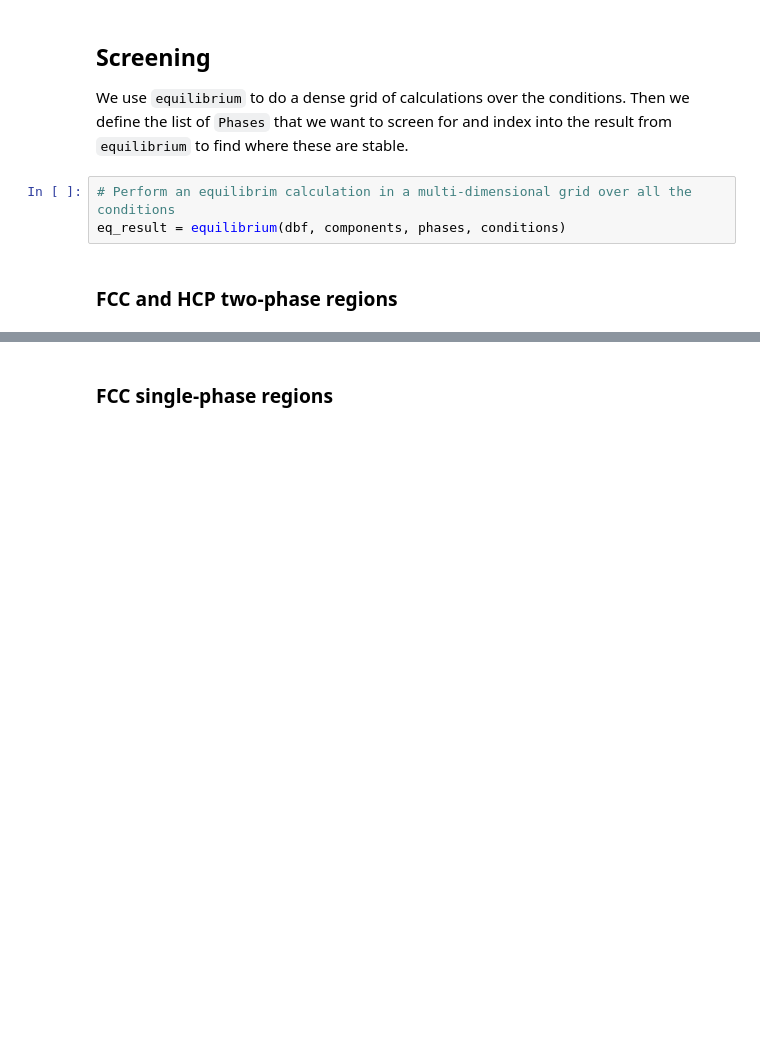
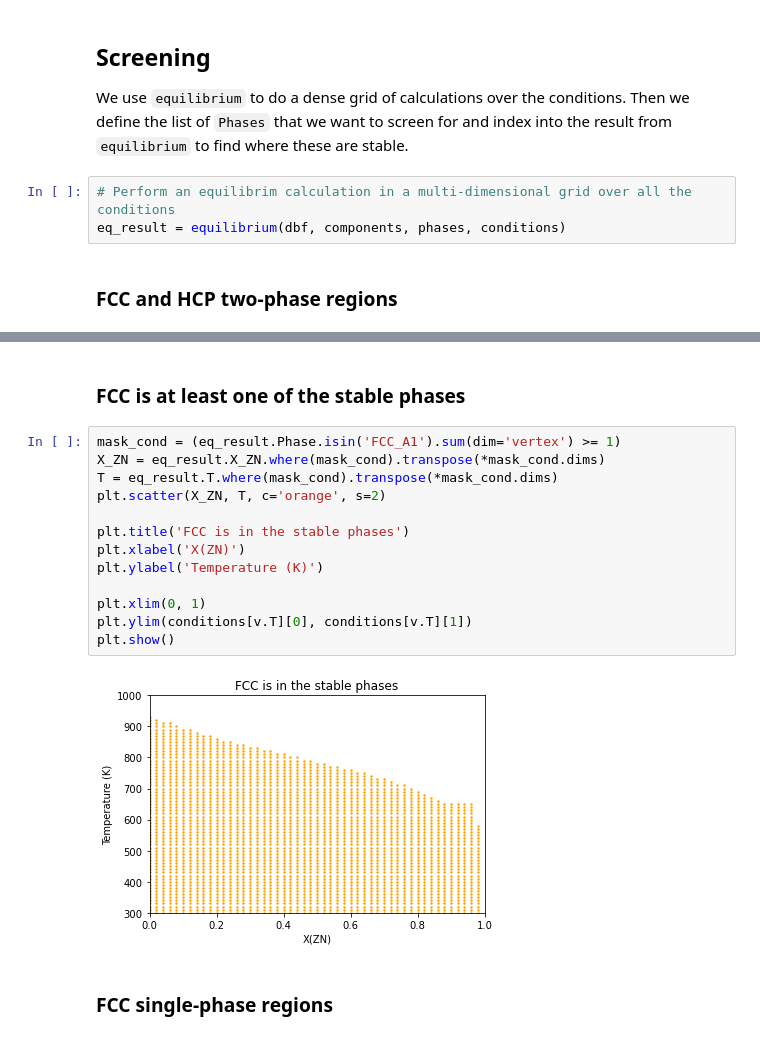
Before and after one commit to pycalphad/cookbook, a Jupyter notebook: ScreeningPhaseStability/ScreeningPhaseStability.ipynb, the cells around one changed output, grey strips where cells are left out. Cells and saved outputs as stored; diff of their text form; blank space fills up the shorter version.

```diff
--- a/ScreeningPhaseStability/ScreeningPhaseStability.ipynb
+++ b/ScreeningPhaseStability/ScreeningPhaseStability.ipynb
@@ -60,3 +50,20 @@ plt.show()
+# %% [markdown]
+### FCC is at least one of the stable phases
+# %%
+mask_cond = (eq_result.Phase.isin('FCC_A1').sum(dim='vertex') >= 1)
+X_ZN = eq_result.X_ZN.where(mask_cond).transpose(*mask_cond.dims)
+T = eq_result.T.where(mask_cond).transpose(*mask_cond.dims)
+plt.scatter(X_ZN, T, c='orange', s=2)
+
+plt.title('FCC is in the stable phases')
+plt.xlabel('X(ZN)')
+plt.ylabel('Temperature (K)')
+
+plt.xlim(0, 1)
+plt.ylim(conditions[v.T][0], conditions[v.T][1])
+plt.show()
+# %% [output]
+[figure, added]
 # %% [markdown]
 ### FCC single-phase regions
 # %%
```
Also changed, not shown: parts of 5 cells of this notebook.
